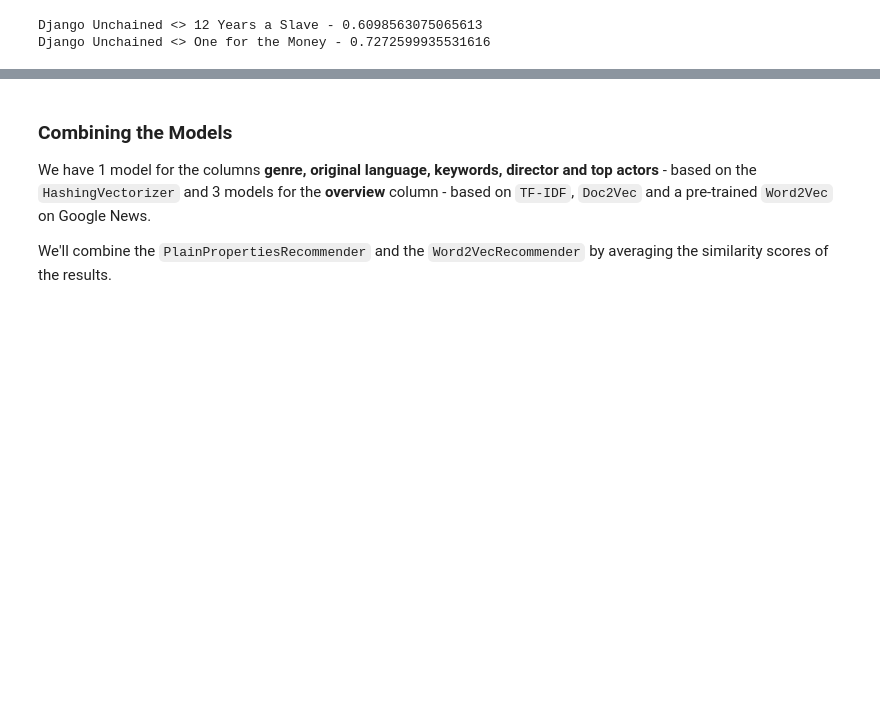
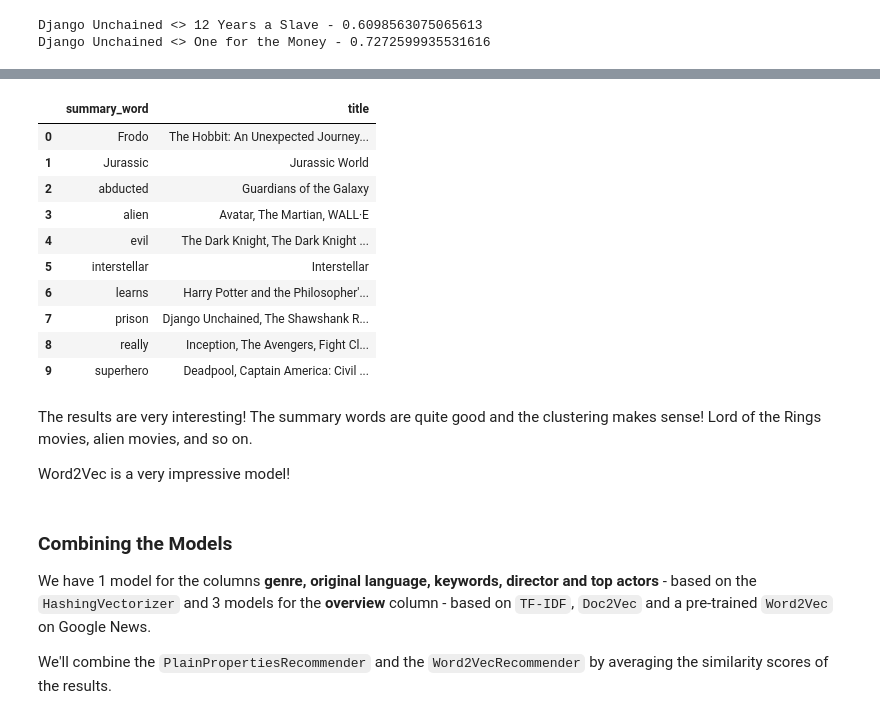
Before and after one commit to adi-benz/movies-rating-analysis, a Jupyter notebook: analysis.ipynb, the cells around one changed output, grey strips where cells are left out. Drawn from its saved outputs; the diff is of its cells as text; code cells hidden in the pictures; blank space fills up the shorter version.

Commit message:
Plot w2v clusters

```diff
--- a/analysis.ipynb
+++ b/analysis.ipynb
@@ -1064,0 +1074,7 @@ This time, we see that the pre-trained Google News Word2Vec model managed to get
+# %%
+from sklearn.cluster import KMeans
+
+kmeans = KMeans(n_clusters=10)
+centers_labels = kmeans.fit_predict(movies_to_plot["w2v"].to_list())
+
+centers = kmeans.cluster_centers_
@@ -1064,0 +1083,19 @@ This time, we see that the pre-trained Google News Word2Vec model managed to get
+# %%
+all_keywords = set()
+for overview in movies_to_plot["overview"]:
+    tokens = tokenize_movie_overview(overview)
+    all_keywords.update(tokens)
+
+all_keywords = list(all_keywords)
+
+all_keywords_with_vecs = {
+    keyword: google_news_wv[keyword] for keyword in all_keywords if keyword in google_news_wv
+}
+# %%
+center_words = []
+
+for center in centers:
+    sims = cosine_similarity([center], list(all_keywords_with_vecs.values()))[0]
+    center_words.append(list(all_keywords_with_vecs.keys())[sims.argsort()[-1]])
+
+movies_to_plot["summary_word"] = [center_words[label] for label in centers_labels]
@@ -1064,0 +1107,12 @@ This time, we see that the pre-trained Google News Word2Vec model managed to get
+# %%
+from sklearn.decomposition import PCA
+import plotly.express as px
+
+pca = PCA(2)
+
+m_2d_vec = pca.fit_transform(movies_to_plot["w2v"].to_list())
+movies_to_plot["w2v_x"] = m_2d_vec[:,0]
+movies_to_plot["w2v_y"] = m_2d_vec[:,1]
+
+fig = px.scatter(movies_to_plot, x="w2v_x", y="w2v_y", color="summary_word", hover_name="title", hover_data=["genres"], width=1000)
+fig.show()
@@ -1065,3 +1121,22 @@ This time, we see that the pre-trained Google News Word2Vec model managed to get
+# %%
+with pd.option_context('display.max_colwidth', -1):
+    display(movies_to_plot[["title", "summary_word"]].groupby("summary_word")["title"].apply(lambda x: ', '.join(x)).reset_index())
+# %% [output]
+|  | summary_word | title |
+| 0 | Frodo | The Hobbit: An Unexpected Journey... |
+| 1 | Jurassic | Jurassic World |
+| 2 | abducted | Guardians of the Galaxy |
+| 3 | alien | Avatar, The Martian, WALL·E |
+| 4 | evil | The Dark Knight, The Dark Knight ... |
+| 5 | interstellar | Interstellar |
+| 6 | learns | Harry Potter and the Philosopher'... |
+| 7 | prison | Django Unchained, The Shawshank R... |
+| 8 | really | Inception, The Avengers, Fight Cl... |
+| 9 | superhero | Deadpool, Captain America: Civil ... |
+# %% [markdown]
+The results are very interesting! The summary words are quite good and the clustering makes sense! Lord of the Rings movies, alien movies, and so on.
+
+Word2Vec is a very impressive model!
 # %% [markdown]
 ### Combining the Models
 
```
Also changed, not shown: parts of 24 cells of this notebook.
